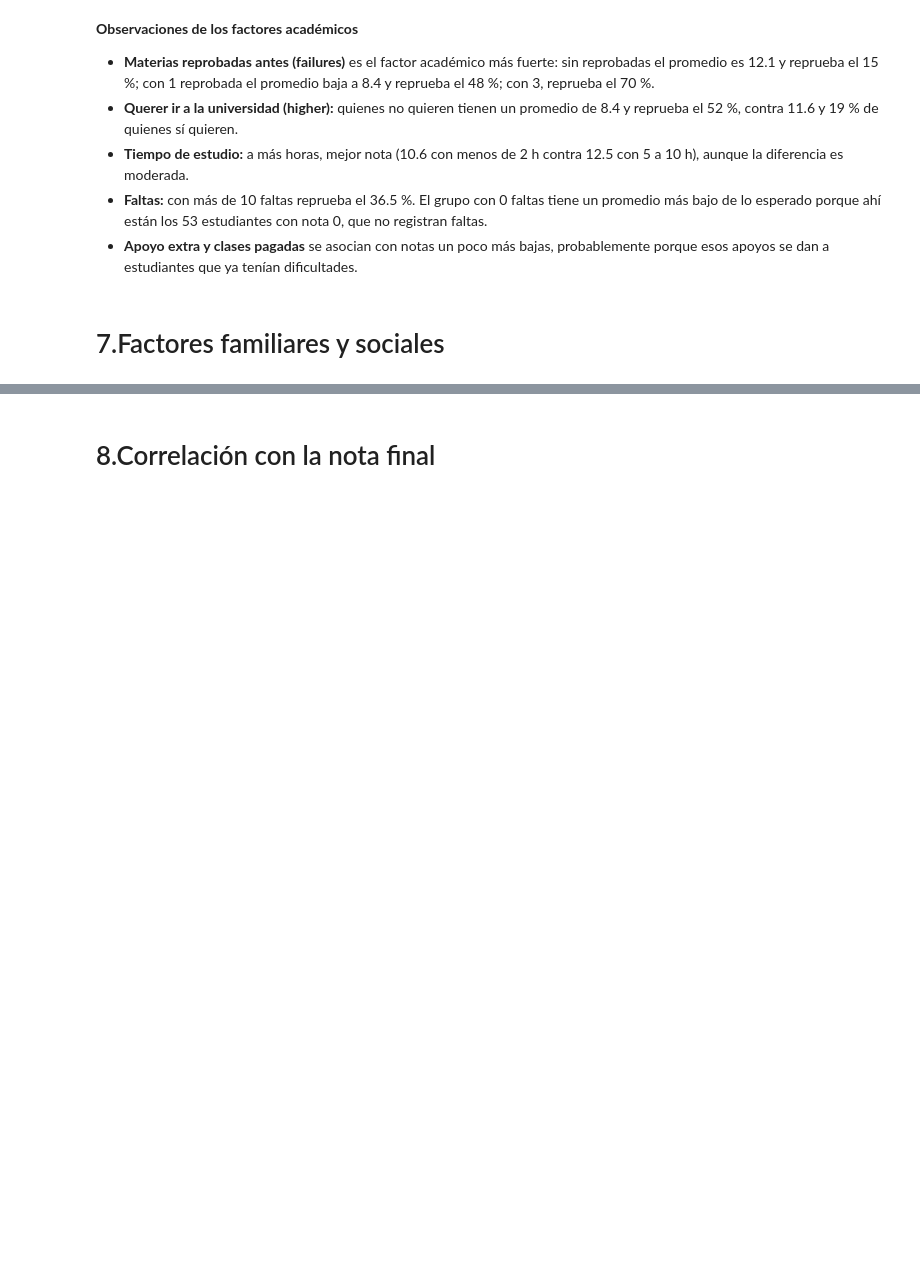
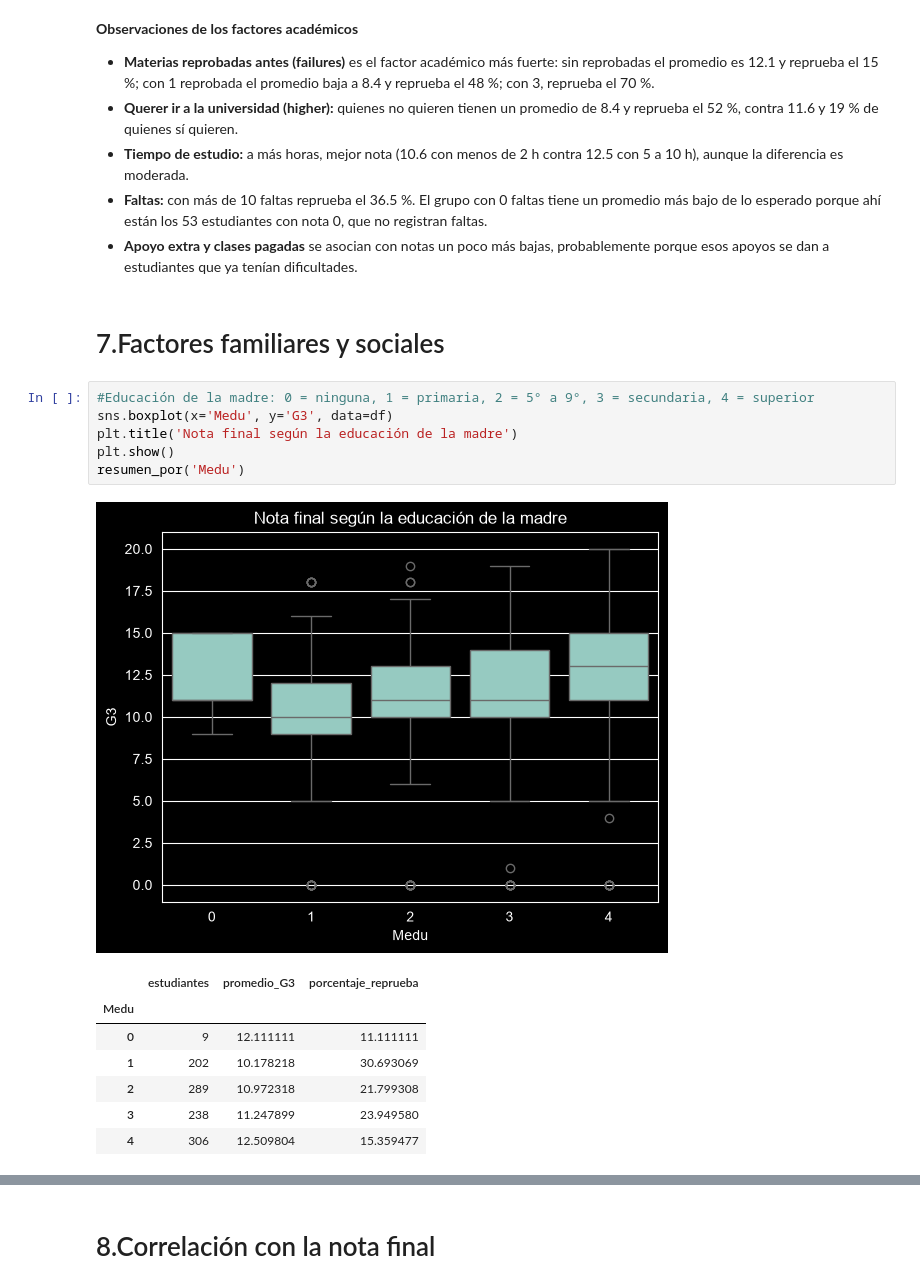
Before and after one commit to DiegoMonteroCRC/Proyecto-1-Sistema-de-Prediccion-de-Rendimiento-Academico, a Jupyter notebook: notebooks/01_EDA.ipynb, the cells around one changed output, grey strips where cells are left out. Saved outputs shown, nothing was run; the diff lists cells and outputs as text; blank space fills up the shorter version.

```diff
--- a/notebooks/01_EDA.ipynb
+++ b/notebooks/01_EDA.ipynb
@@ -273,3 +273,18 @@ resumen_por('rango_faltas')
 - **Apoyo extra y clases pagadas** se asocian con notas un poco más bajas, probablemente porque esos apoyos se dan a estudiantes que ya tenían dificultades.
 # %% [markdown]
 # 7.Factores familiares y sociales
+# %%
+#Educación de la madre: 0 = ninguna, 1 = primaria, 2 = 5° a 9°, 3 = secundaria, 4 = superior
+sns.boxplot(x='Medu', y='G3', data=df)
+plt.title('Nota final según la educación de la madre')
+plt.show()
+resumen_por('Medu')
+# %% [output]
+[figure, added]
+|  | estudiantes | promedio_G3 | porcentaje_reprueba |
+| Medu |  |  |  |
+| 0 | 9 | 12.111111 | 11.111111 |
+| 1 | 202 | 10.178218 | 30.693069 |
+| 2 | 289 | 10.972318 | 21.799308 |
+| 3 | 238 | 11.247899 | 23.949580 |
+| 4 | 306 | 12.509804 | 15.359477 |
```
Also changed, not shown: parts of 8 cells of this notebook.
